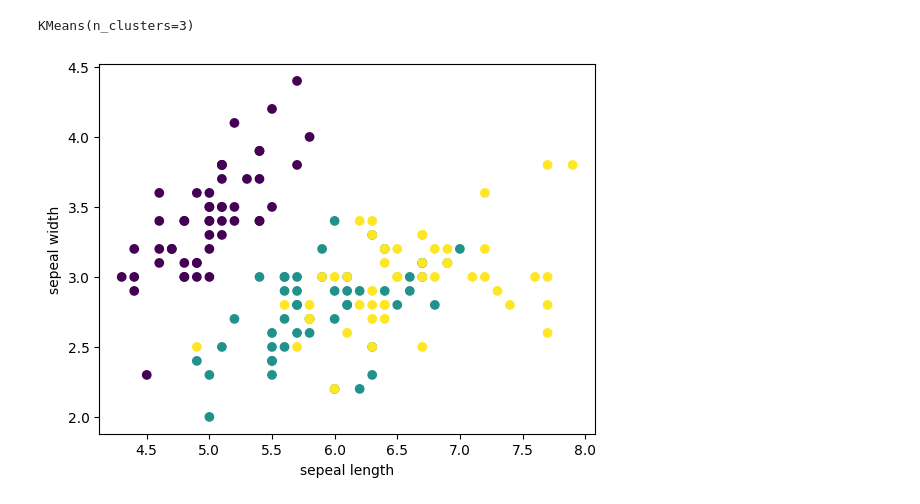
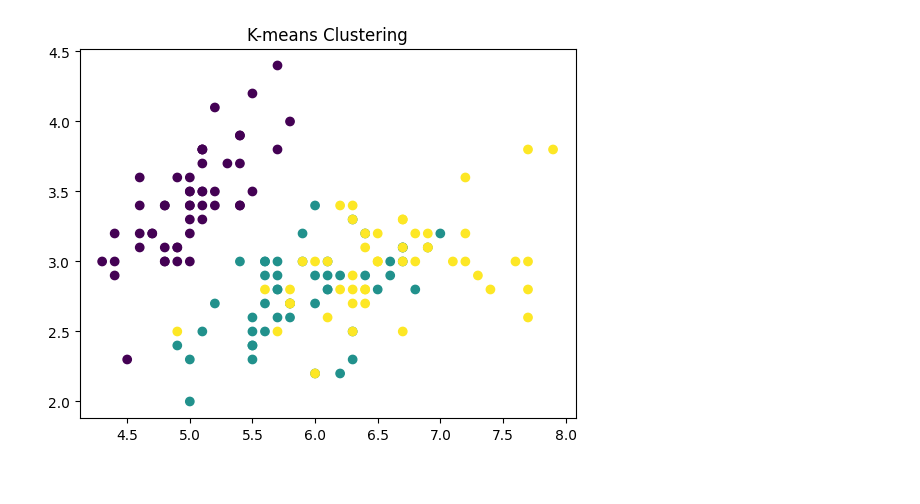
Before and after one commit to HARSHANKUMARHRK/deep-learning, a Jupyter notebook: kmeans.ipynb, the cells around one changed output. Cells and saved outputs as stored; diff of their text form; code cells hidden in the pictures.

```diff
--- a/kmeans.ipynb
+++ b/kmeans.ipynb
@@ -5,13 +8,13 @@ from sklearn.datasets import load_iris
 # %%
-iris=load_iris()
-kmeans=KMeans(n_clusters=3)
-kmeans.fit(iris.data)
+iris = datasets.load_iris()
+X = iris.data[:, :2]
+y_true = iris.target
-# %% [output]
-KMeans(n_clusters=3)
 # %%
-plt.scatter(iris.data[:,0],iris.data[:,1],c=iris.target)
-plt.xlabel("sepeal length")
-plt.ylabel("sepeal width")
+kmeans = KMeans(n_clusters=3)
+y_kmeans = kmeans.fit_predict(X)
+
+plt.scatter(X[:, 0], X[:, 1], c=y_true, cmap='viridis')
+plt.title('K-means Clustering')
 plt.show()
 # %% [output]
-[figure, old version]
+[figure, new version]
```
Also changed, not shown: parts of 5 cells of this notebook, 10 other files.
